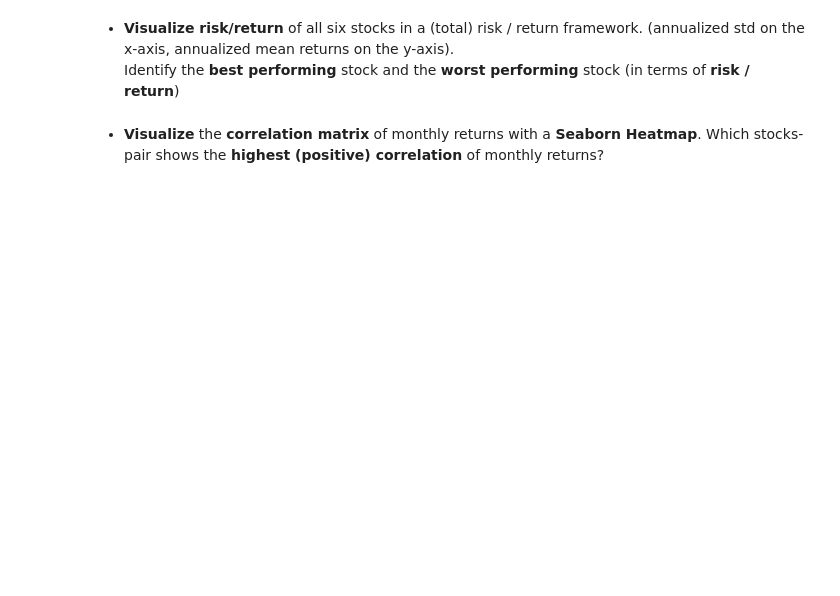
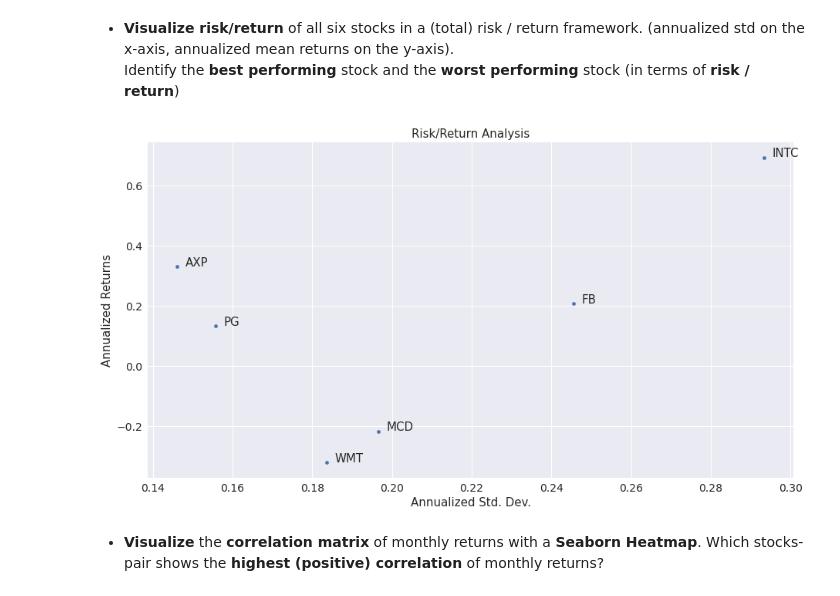
Before and after one commit to pianofreq/udemy-hagmann-course-1, a Jupyter notebook: Part_2/Exercises/Exercise_2.ipynb, the cells around one changed output. Saved outputs shown, nothing was run; the diff lists cells and outputs as text; code cells hidden in the pictures; blank space fills up the shorter version.

```diff
--- a/Part_2/Exercises/Exercise_2.ipynb
+++ b/Part_2/Exercises/Exercise_2.ipynb
@@ -124,0 +103,5 @@ plt.show()
+# %%
+returns = norm.pct_change(axis=0).dropna().copy()
+returns = returns.resample("BM").last()
+#returns.plot(kind="hist", figsize=(15,8), bins=50)
+returns.head()
@@ -125,2 +116,7 @@ plt.show()
 # %% [markdown]
 - Calculate the __annualized mean return__ and the __annualized standard deviation__ of returns for all six stocks!
+# %%
+summary=returns.describe().T.loc[:,['mean', 'std']]
+summary['mean'] = summary["mean"]*252
+summary['std'] = summary["std"]*np.sqrt(252)
+summary
@@ -127,5 +131,15 @@ plt.show()
 # %% [markdown]
 - __Visualize risk/return__ of all six stocks in a (total) risk / return framework. (annualized std on the x-axis, annualized mean returns on the y-axis). <br>
 Identify the __best performing__ stock and the __worst performing__ stock (in terms of __risk / return__)
+# %%
+summary.plot.scatter(x = 'std', y = 'mean', fontsize=14, figsize=(15,8))
+for i in summary.index:
+    plt.annotate(i, xy=(summary.loc[i,"std"]+0.002, summary.loc[i,"mean"]+0.002), size=15)
+plt.xlabel("Annualized Std. Dev.", fontsize = 15)
+plt.ylabel("Annualized Returns", fontsize = 15)
+plt.title("Risk/Return Analysis", fontsize = 15)
+plt.show()
+# %% [output]
+[figure, added]
 # %% [markdown]
 - __Visualize__ the __correlation matrix__ of monthly returns with a __Seaborn Heatmap__. Which stocks-pair shows the __highest (positive) correlation__ of monthly returns?
```
Also changed, not shown: parts of 12 cells of this notebook.
